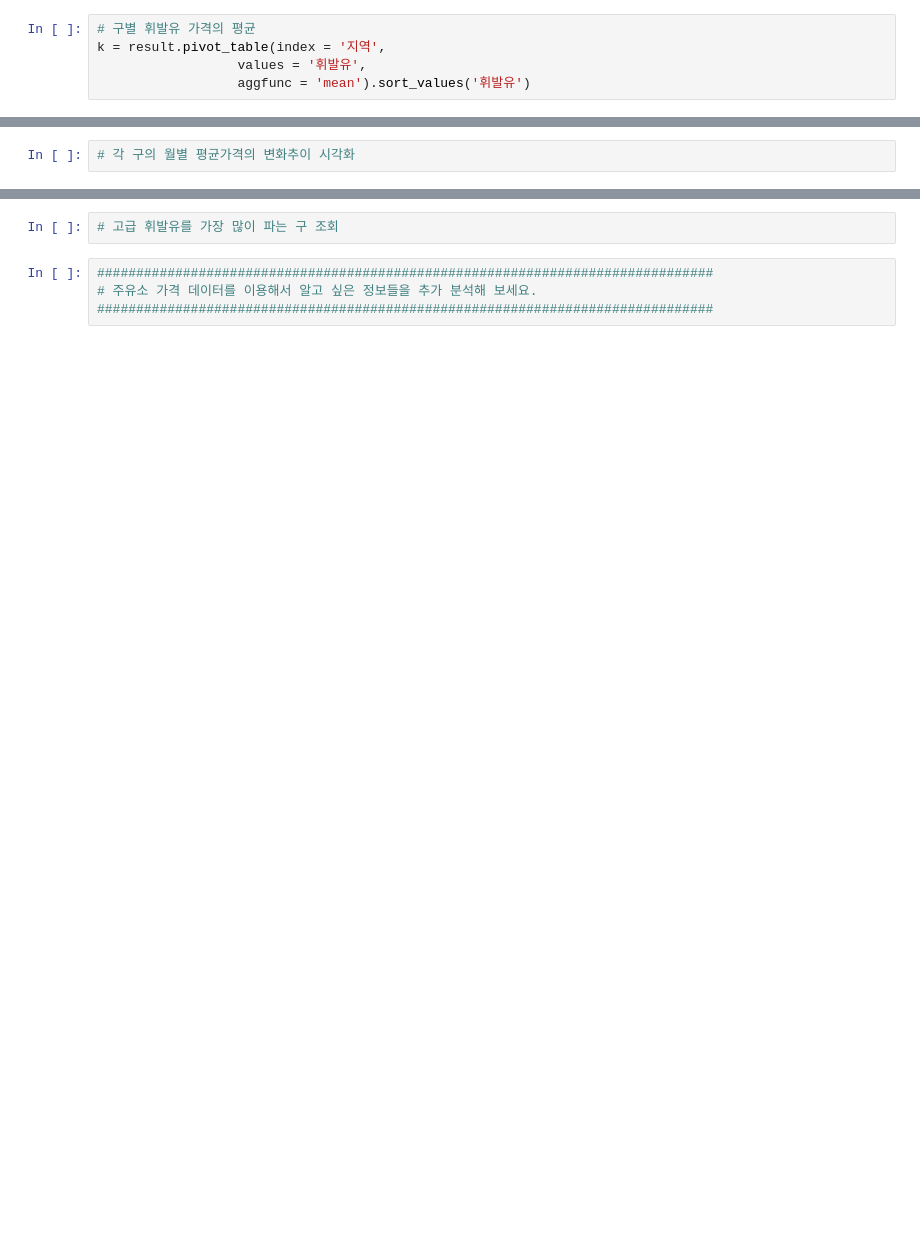
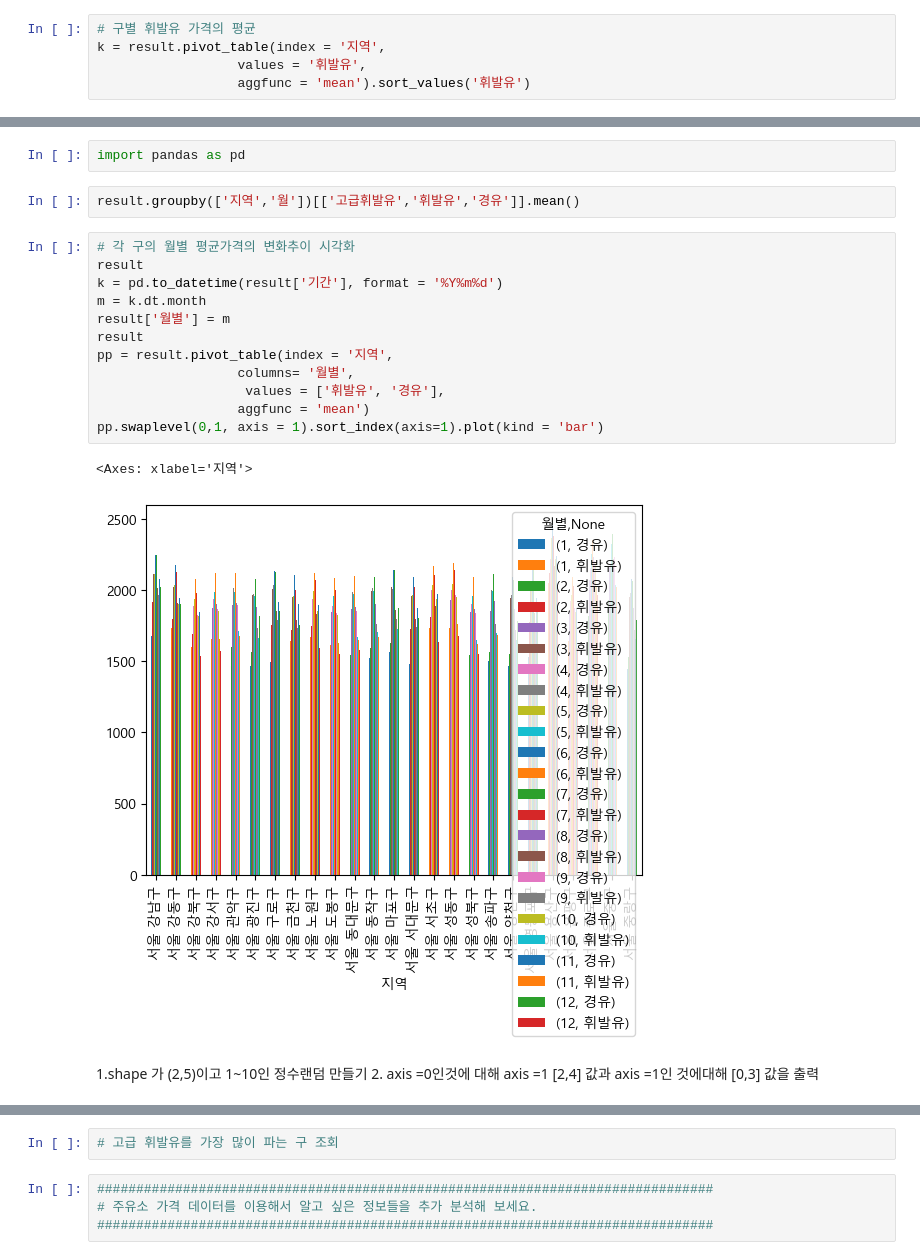
Before and after one commit to Hyunzuny/classes, a Jupyter notebook: 05.시각화/주유소예제/서울시 주유소 유가 데이터 분석.ipynb, the cells around one changed output, grey strips where cells are left out. Cells and saved outputs as stored; diff of their text form; blank space fills up the shorter version.

```diff
--- a/05.시각화/주유소예제/서울시 주유소 유가 데이터 분석.ipynb
+++ b/05.시각화/주유소예제/서울시 주유소 유가 데이터 분석.ipynb
@@ -552,2 +306,22 @@ Name: 기간, Length: 164482, dtype: int64
-# %%
-# 각 구의 월별 평균가격의 변화추이 시각화
+# %%
+import pandas as pd
+# %%
+result.groupby(['지역','월'])[['고급휘발유','휘발유','경유']].mean()
+# %%
+# 각 구의 월별 평균가격의 변화추이 시각화
+result
+k = pd.to_datetime(result['기간'], format = '%Y%m%d')
+m = k.dt.month
+result['월별'] = m
+result
+pp = result.pivot_table(index = '지역',
+                  columns= '월별',
+                   values = ['휘발유', '경유'],
+                  aggfunc = 'mean')
+pp.swaplevel(0,1, axis = 1).sort_index(axis=1).plot(kind = 'bar')
+# %% [output]
+<Axes: xlabel='지역'>
+[figure, added]
+# %% [markdown]
+1.shape 가 (2,5)이고 1~10인 정수랜덤 만들기
+2. axis =0인것에 대해 axis =1 [2,4] 값과 axis =1인 것에대해  [0,3] 값을 출력
```
Also changed, not shown: parts of 47 cells of this notebook, 9 other files.
